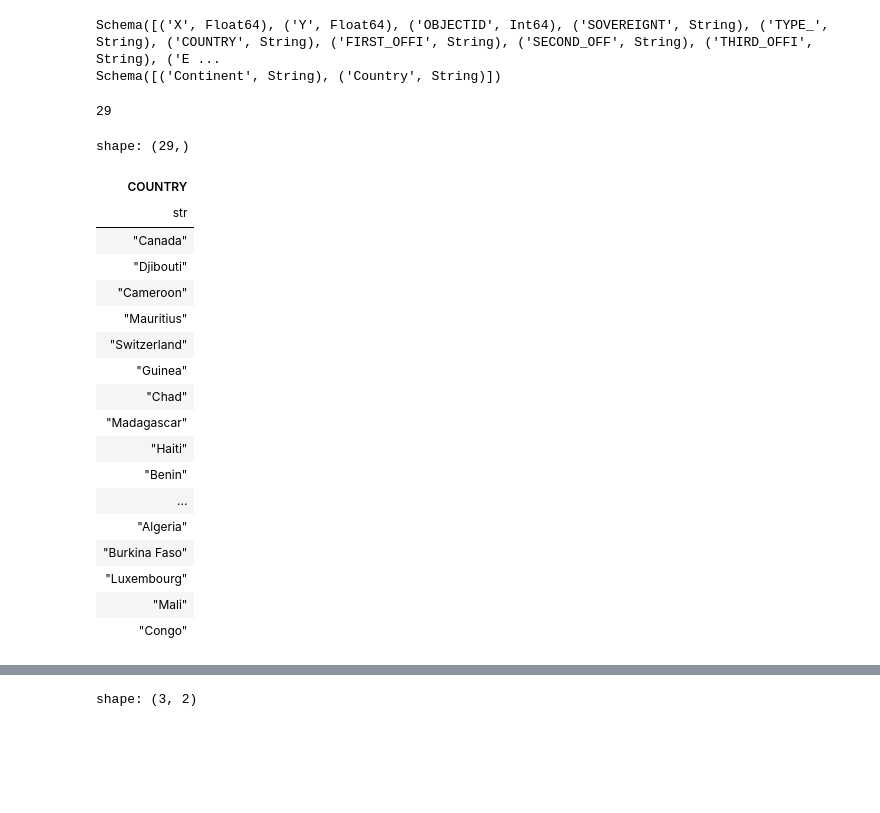
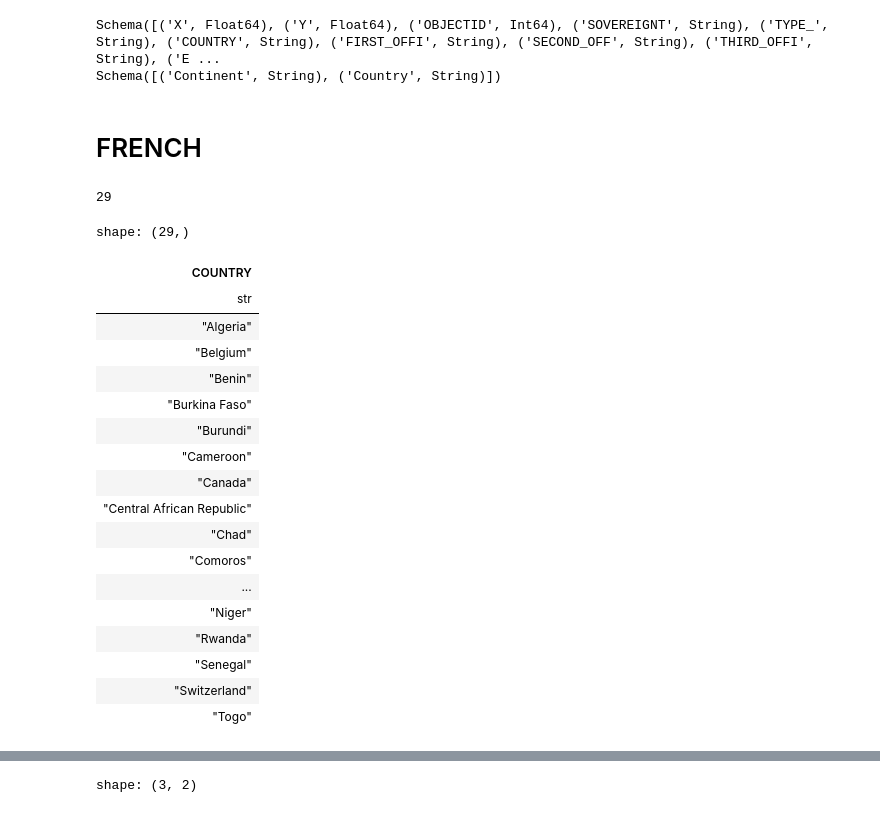
Before and after one commit to sergiorgiraldo/DataScience-Showcase, a Jupyter notebook: Languages/default.ipynb, the cells around one changed output, grey strips where cells are left out. Saved outputs shown, nothing was run; the diff lists cells and outputs as text; code cells hidden in the pictures; blank space fills up the shorter version.

Commit message:
feat: notebook to see which countries speak french, now with their continents, now english too:: by sergio giraldo @ 20250301T2113CET, gpg signed

```diff
--- a/Languages/default.ipynb
+++ b/Languages/default.ipynb
@@ -45,31 +45,34 @@ print(continents.schema)
 # %% [output]
 Schema([('X', Float64), ('Y', Float64), ('OBJECTID', Int64), ('SOVEREIGNT', String), ('TYPE_', String), ('COUNTRY', String), ('FIRST_OFFI', String), ('SECOND_OFF', String), ('THIRD_OFFI', String), ('E ...
 Schema([('Continent', String), ('Country', String)])
+# %% [markdown]
+# FRENCH
 # %%
-french=langs.filter(((langs['FIRST_OFFI'] == 'French') | (langs['SECOND_OFF'] == 'French')) &
-                    ((langs['TYPE_'] == 'Sovereign country')|(langs['TYPE_'] == 'Country')) &
-                    (langs['SOVEREIGNT'] == langs['COUNTRY']))
+french=langs.filter(((langs['FIRST_OFFI'] == 'French') | (langs['SECOND_OFF'] == 'French'))
+                    & ((langs['TYPE_'] == 'Sovereign country')|(langs['TYPE_'] == 'Country'))
+                    & (langs['SOVEREIGNT'] == langs['COUNTRY'])
+                    )
 print(french['COUNTRY'].n_unique())
-french['COUNTRY'].unique()
+french['COUNTRY'].unique().sort()
 # %% [output]
 29
 shape: (29,)
 | COUNTRY |
 | str |
+| "Algeria" |
+| "Belgium" |
+| "Benin" |
+| "Burkina Faso" |
+| "Burundi" |
+| "Cameroon" |
 | "Canada" |
-| "Djibouti" |
-| "Cameroon" |
-| "Mauritius" |
+| "Central African Republic" |
+| "Chad" |
+| "Comoros" |
+| ... |
+| "Niger" |
+| "Rwanda" |
+| "Senegal" |
 | "Switzerland" |
-| "Guinea" |
-| "Chad" |
-| "Madagascar" |
-| "Haiti" |
-| "Benin" |
-| ... |
-| "Algeria" |
-| "Burkina Faso" |
-| "Luxembourg" |
-| "Mali" |
-| "Congo" |
+| "Togo" |
 # %%
```
Also changed, not shown: parts of 5 cells of this notebook, 1 other file.
